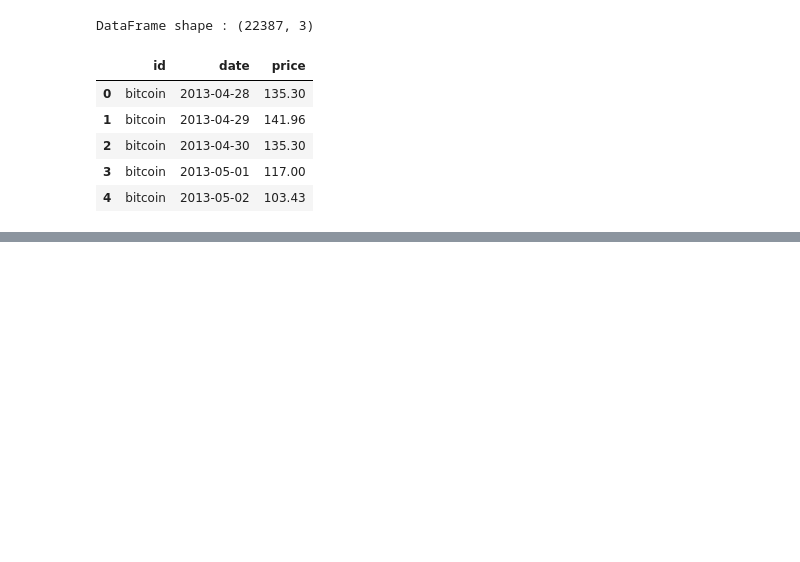
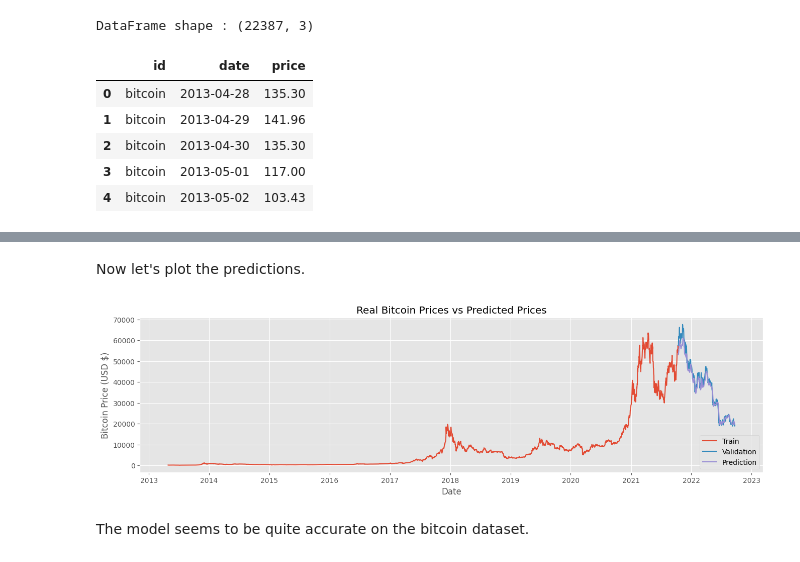
Before and after one commit to MohammedJamil/cryptocurrency-price-forecasting, a Jupyter notebook: crypto-model-building.ipynb, the cells around one changed output, grey strips where cells are left out. Cells and saved outputs as stored; diff of their text form; code cells hidden in the pictures; blank space fills up the shorter version.

Commit message:
Added model building section

```diff
--- a/crypto-model-building.ipynb
+++ b/crypto-model-building.ipynb
@@ -64,0 +65,5 @@ DataFrame shape : (22387, 3)
+# %%
+top10_crypto = list(daily_prices_df['id'].unique())
+print("Top 10 cryptocurrencies:")
+for coin in top10_crypto:
+    print("\t",coin)
@@ -64,0 +189,11 @@ DataFrame shape : (22387, 3)
+# %%
+train_ratio = 0.9
+x_train, y_train, x_test, y_test = train_test_split('bitcoin', train_ratio)
+
+bitcoin_model = predictive_model('bitcoin')
+bitcoin_model.fit(x_train, y_train, epochs=8, batch_size=16)
+
+y_pred = bitcoin_model.predict(x_test)
+
+y_test = scalers_dict['bitcoin'].inverse_transform(y_test)
+y_pred = scalers_dict['bitcoin'].inverse_transform(y_pred)
@@ -64,0 +218,25 @@ DataFrame shape : (22387, 3)
+# %% [markdown]
+Now let's plot the predictions.
+# %%
+# Creating dfs
+
+bitcoin_df = top10_crypto_dict['bitcoin']
+train_len = int(bitcoin_df.shape[0]*train_ratio)
+train_df = bitcoin_df[:train_len]
+test_df = bitcoin_df[train_len:]
+test_df.insert(2, "prediction", y_pred, True)
+
+# Ploting results
+
+plt.figure(figsize=(16, 4))
+plt.plot(train_df['date'], train_df[['price']])
+plt.plot(test_df['date'], test_df[['price', 'prediction']])
+plt.legend(["Train", "Validation", "Prediction"], loc="lower right")
+plt.title("Real Bitcoin Prices vs Predicted Prices")
+plt.xlabel("Date")
+plt.ylabel("Bitcoin Price (USD $)")
+plt.show()
+# %% [output]
+[figure, added]
+# %% [markdown]
+The model seems to be quite accurate on the bitcoin dataset.
```
Also changed, not shown: parts of 23 cells of this notebook.
